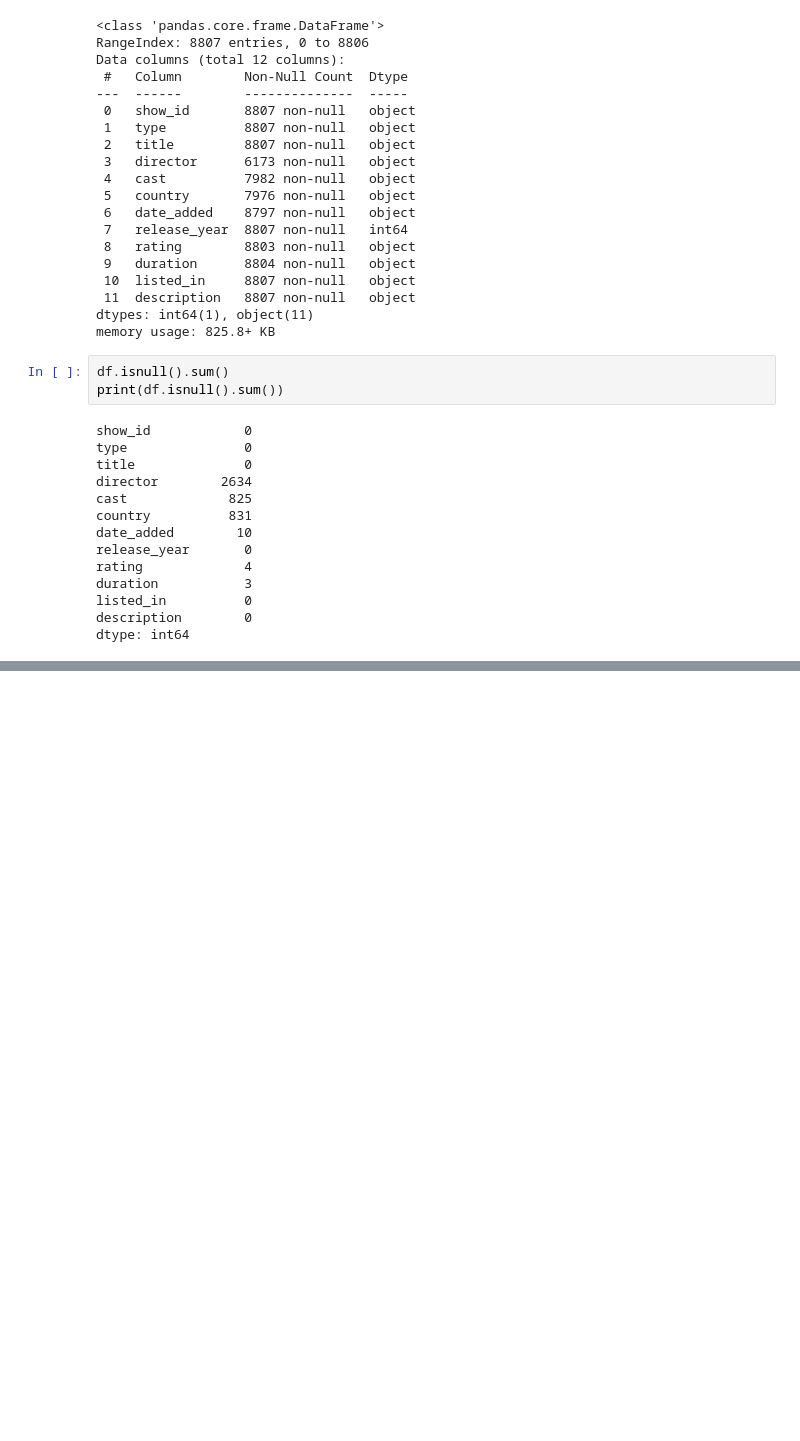
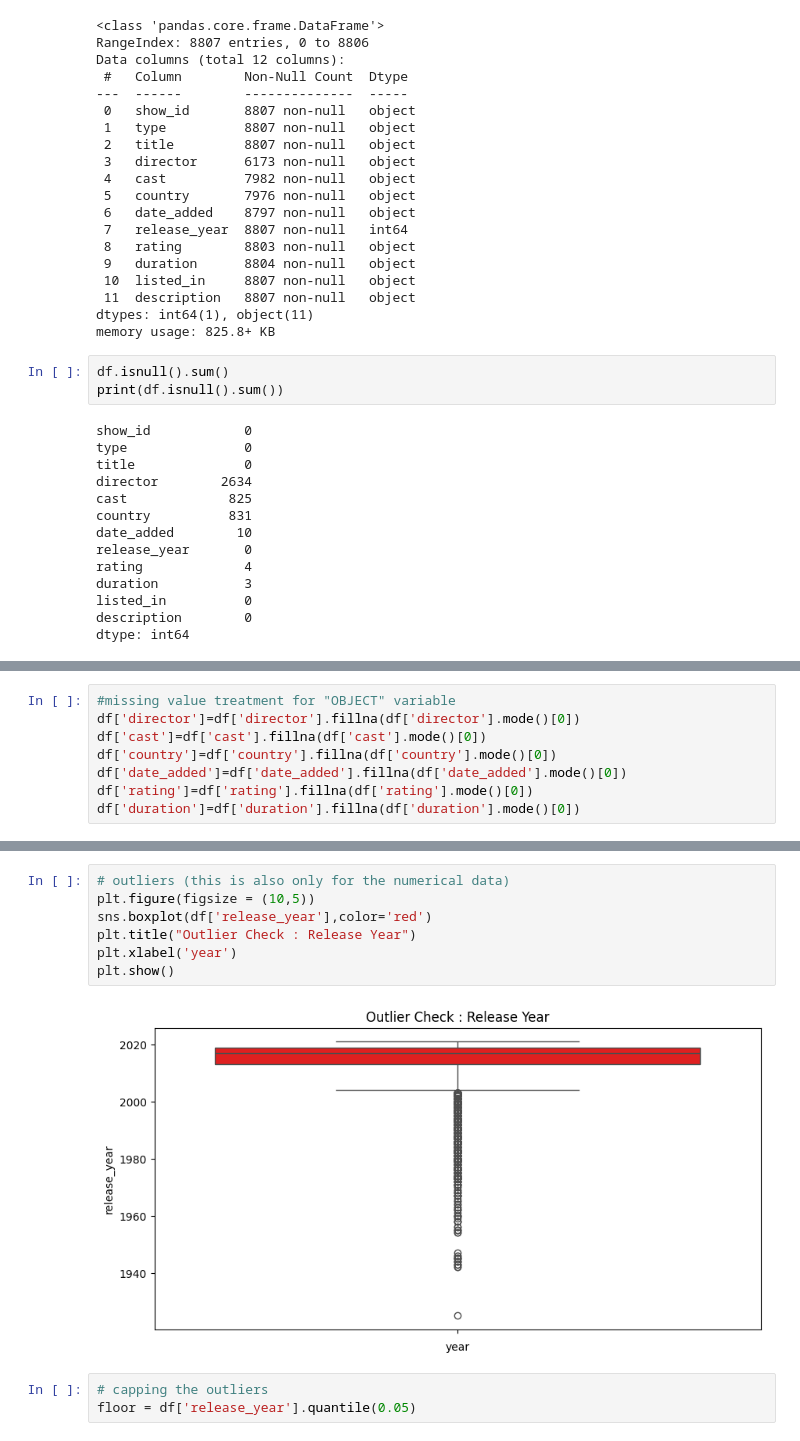
Before and after one commit to Lochan-01/ml, a Jupyter notebook: EDA.ipynb, the cells around one changed output, grey strips where cells are left out. Saved outputs shown, nothing was run; the diff lists cells and outputs as text; blank space fills up the shorter version.

```diff
--- a/EDA.ipynb
+++ b/EDA.ipynb
@@ -51,0 +56,8 @@ dtype: int64
+# %%
+#missing value treatment for "OBJECT" variable
+df['director']=df['director'].fillna(df['director'].mode()[0])
+df['cast']=df['cast'].fillna(df['cast'].mode()[0])
+df['country']=df['country'].fillna(df['country'].mode()[0])
+df['date_added']=df['date_added'].fillna(df['date_added'].mode()[0])
+df['rating']=df['rating'].fillna(df['rating'].mode()[0])
+df['duration']=df['duration'].fillna(df['duration'].mode()[0])
@@ -51,0 +86,12 @@ dtype: int64
+# %%
+# outliers (this is also only for the numerical data)
+plt.figure(figsize = (10,5))
+sns.boxplot(df['release_year'],color='red')
+plt.title("Outlier Check : Release Year")
+plt.xlabel('year')
+plt.show()
+# %% [output]
+[figure, added]
+# %%
+# capping the outliers
+floor = df['release_year'].quantile(0.05)
```
Also changed, not shown: parts of 4 cells of this notebook.
